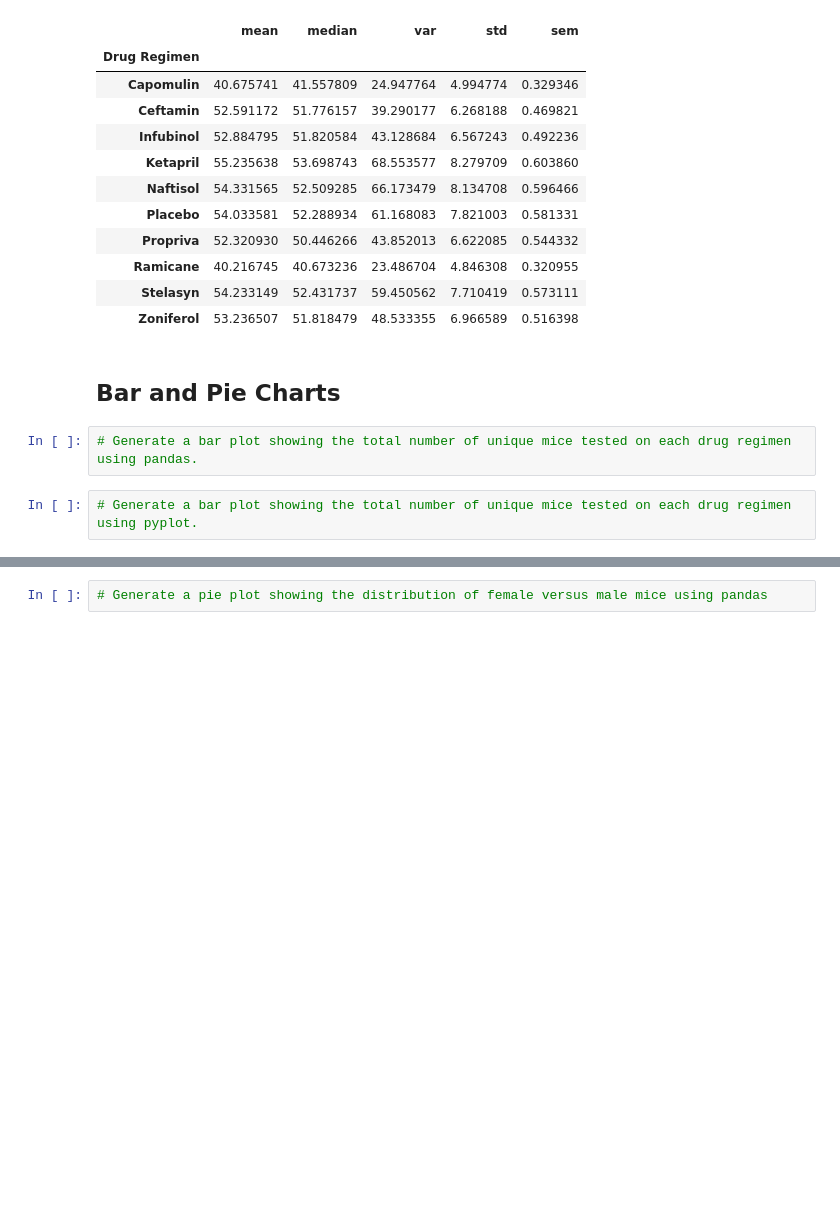
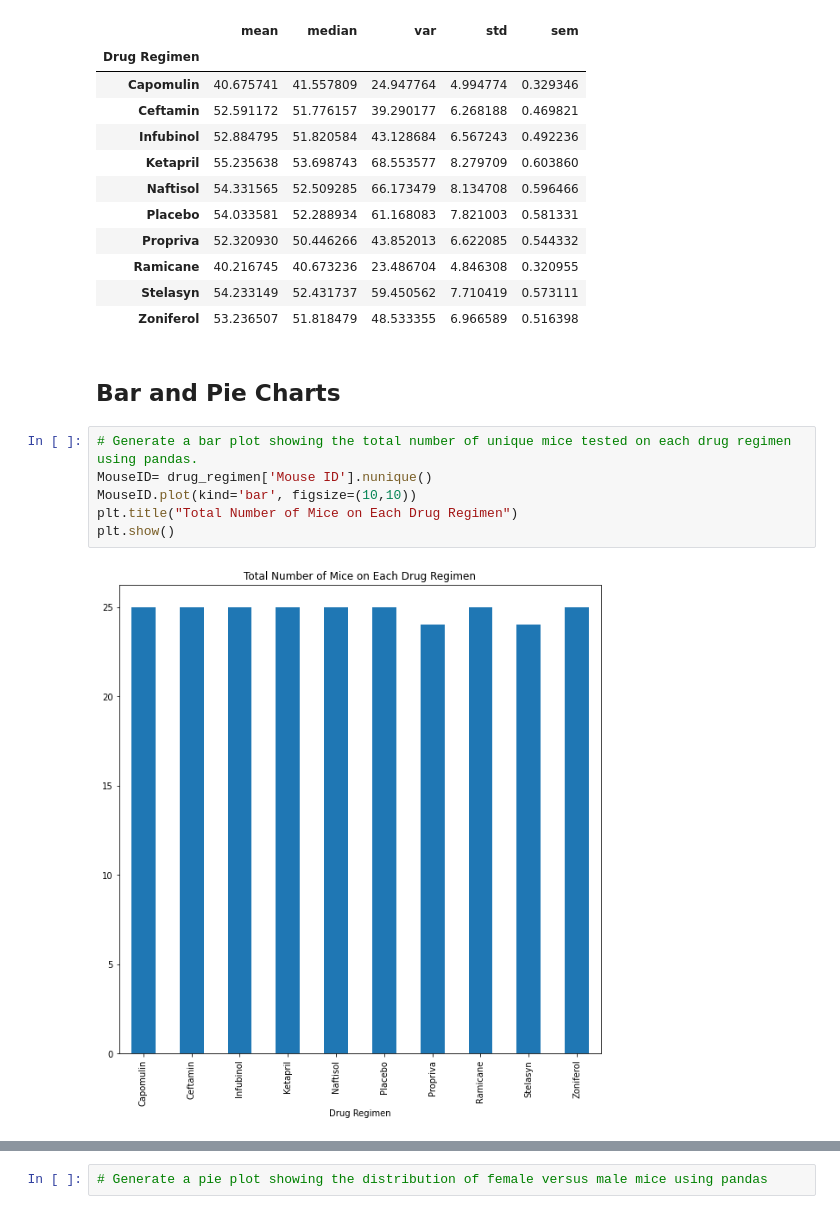
Before and after one commit to Courtneyrobison3/matplotlib-challenge, a Jupyter notebook: pymaceuticals_starter.ipynb, the cells around one changed output, grey strips where cells are left out. Drawn from its saved outputs; the diff is of its cells as text; blank space fills up the shorter version.

Commit message:
finished bar charts

```diff
--- a/pymaceuticals_starter.ipynb
+++ b/pymaceuticals_starter.ipynb
@@ -185,5 +185,9 @@ Aggmethod
 ## Bar and Pie Charts
 # %%
 # Generate a bar plot showing the total number of unique mice tested on each drug regimen using pandas.
+MouseID= drug_regimen['Mouse ID'].nunique()
+MouseID.plot(kind='bar', figsize=(10,10))
+plt.title("Total Number of Mice on Each Drug Regimen")
+plt.show()
+# %% [output]
+[figure, added]
-# %%
-# Generate a bar plot showing the total number of unique mice tested on each drug regimen using pyplot.
```
Also changed, not shown: parts of 1 cell of this notebook.
